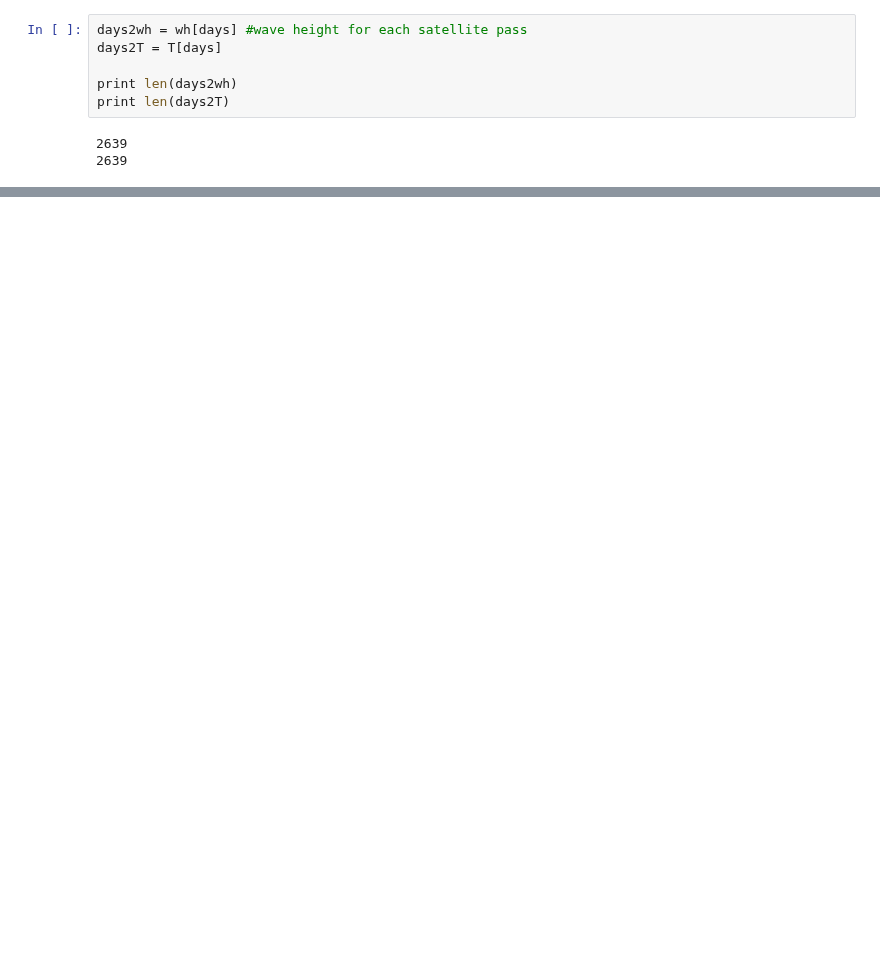
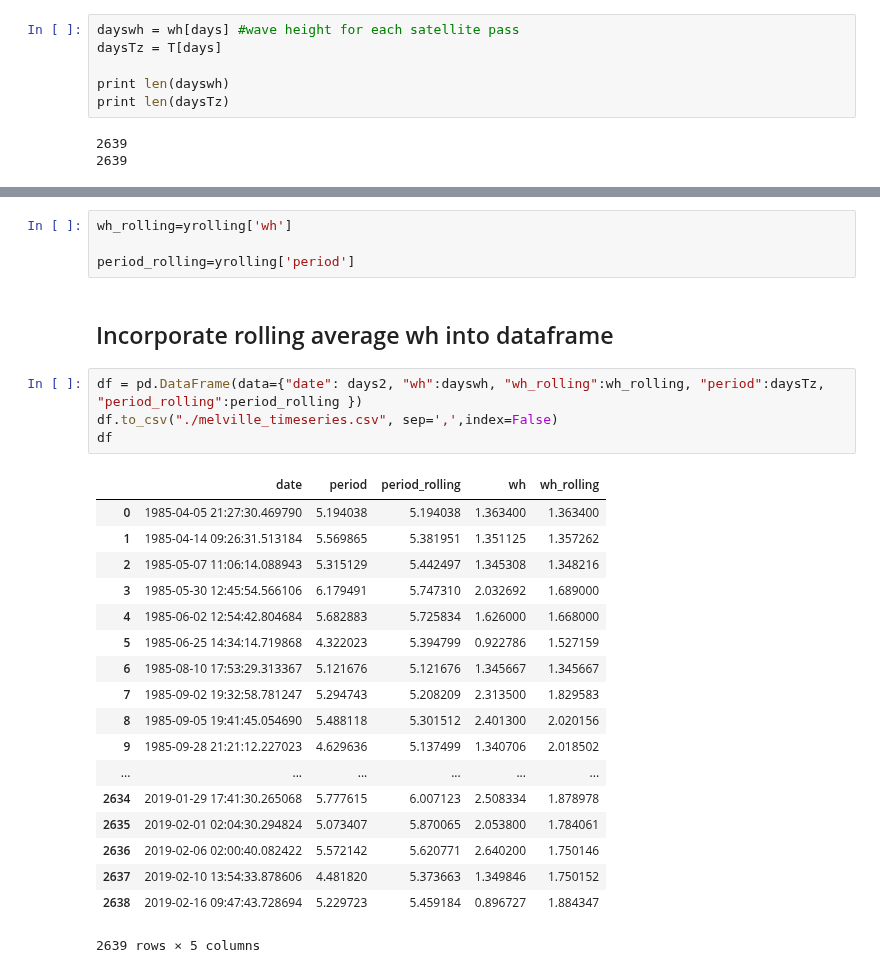
Before and after one commit to CourtneySmith32/Honours-Coursework, a Jupyter notebook: Melville_timeseries.ipynb, the cells around one changed output, grey strips where cells are left out. Saved outputs shown, nothing was run; the diff lists cells and outputs as text; blank space fills up the shorter version.

```diff
--- a/Melville_timeseries.ipynb
+++ b/Melville_timeseries.ipynb
@@ -155,11 +157,11 @@ print len(T),len(wh)
 [5.1940376  5.56986478 5.31512902 ... 5.57214165 4.4818197  5.22972275]
 2998 2998
 # %%
-days2wh = wh[days] #wave height for each satellite pass
-days2T = T[days]
+dayswh = wh[days] #wave height for each satellite pass
+daysTz = T[days]
 
-print len(days2wh)
-print len(days2T)
+print len(dayswh)
+print len(daysTz)
 # %% [output]
 2639
 2639
@@ -172,0 +232,29 @@ days9wh = np.mean(wh[days])
+# %%
+wh_rolling=yrolling['wh']
+
+period_rolling=yrolling['period']
+# %% [markdown]
+## Incorporate rolling average wh into dataframe
+# %%
+df = pd.DataFrame(data={"date": days2, "wh":dayswh, "wh_rolling":wh_rolling, "period":daysTz, "period_rolling":period_rolling })
+df.to_csv("./melville_timeseries.csv", sep=',',index=False)
+df
+# %% [output]
+|  | date | period | period_rolling | wh | wh_rolling |
+| 0 | 1985-04-05 21:27:30.469790 | 5.194038 | 5.194038 | 1.363400 | 1.363400 |
+| 1 | 1985-04-14 09:26:31.513184 | 5.569865 | 5.381951 | 1.351125 | 1.357262 |
+| 2 | 1985-05-07 11:06:14.088943 | 5.315129 | 5.442497 | 1.345308 | 1.348216 |
+| 3 | 1985-05-30 12:45:54.566106 | 6.179491 | 5.747310 | 2.032692 | 1.689000 |
+| 4 | 1985-06-02 12:54:42.804684 | 5.682883 | 5.725834 | 1.626000 | 1.668000 |
+| 5 | 1985-06-25 14:34:14.719868 | 4.322023 | 5.394799 | 0.922786 | 1.527159 |
+| 6 | 1985-08-10 17:53:29.313367 | 5.121676 | 5.121676 | 1.345667 | 1.345667 |
+| 7 | 1985-09-02 19:32:58.781247 | 5.294743 | 5.208209 | 2.313500 | 1.829583 |
+| 8 | 1985-09-05 19:41:45.054690 | 5.488118 | 5.301512 | 2.401300 | 2.020156 |
+| 9 | 1985-09-28 21:21:12.227023 | 4.629636 | 5.137499 | 1.340706 | 2.018502 |
+| ... | ... | ... | ... | ... | ... |
+| 2634 | 2019-01-29 17:41:30.265068 | 5.777615 | 6.007123 | 2.508334 | 1.878978 |
+| 2635 | 2019-02-01 02:04:30.294824 | 5.073407 | 5.870065 | 2.053800 | 1.784061 |
+| 2636 | 2019-02-06 02:00:40.082422 | 5.572142 | 5.620771 | 2.640200 | 1.750146 |
+| 2637 | 2019-02-10 13:54:33.878606 | 4.481820 | 5.373663 | 1.349846 | 1.750152 |
+| 2638 | 2019-02-16 09:47:43.728694 | 5.229723 | 5.459184 | 0.896727 | 1.884347 |
+2639 rows × 5 columns
```
Also changed, not shown: parts of 13 cells of this notebook, 11 other files.
